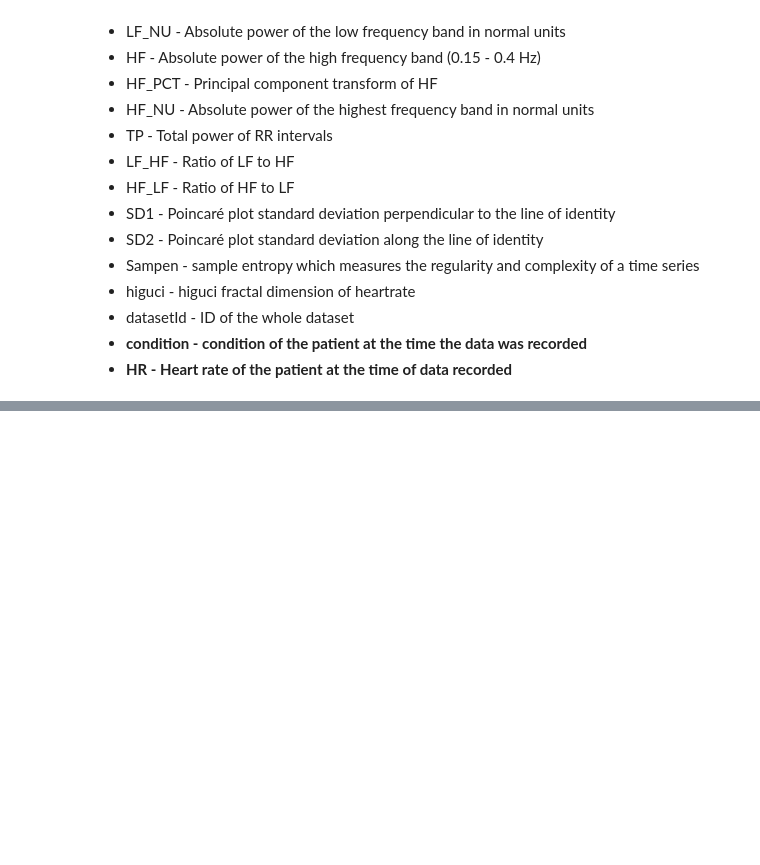
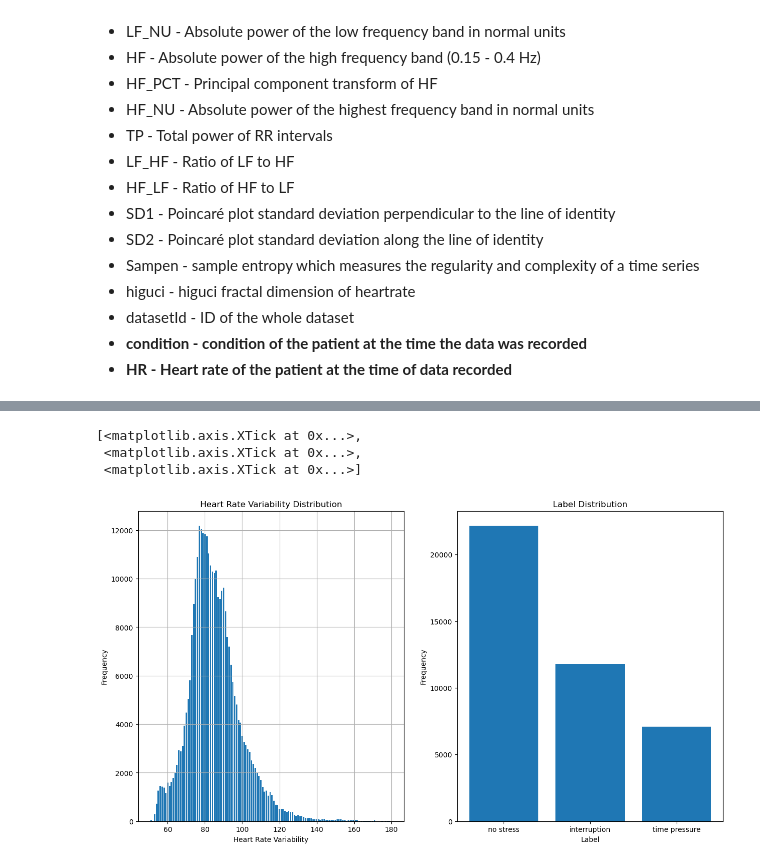
Before and after one commit to StamatisOrfanos/Stress_Detection, a Jupyter notebook: preprocessing.ipynb, the cells around one changed output, grey strips where cells are left out. Saved outputs shown, nothing was run; the diff lists cells and outputs as text; code cells hidden in the pictures; blank space fills up the shorter version.

```diff
--- a/preprocessing.ipynb
+++ b/preprocessing.ipynb
@@ -315,0 +336,26 @@ The merged train data contains 369289 rows and 4 columns.
+# %%
+# Plot statistical data for the dataset
+hrvs = test_data["RMSSD"].value_counts()
+labels = test_data["condition"].value_counts()
+
+nrows = 1
+ncols = 2
+
+fig, axs = plt.subplots(nrows, ncols, figsize=(15, 8))
+
+axs[0].bar(heart_rates.index, heart_rates.values)
+axs[0].set_title("Heart Rate Variability Distribution")
+axs[0].set_xlabel("Heart Rate Variability")
+axs[0].set_ylabel("Frequency")
+axs[0].grid()
+
+axs[1].bar(labels.index, labels.values)
+axs[1].set_title("Label Distribution")
+axs[1].set_xlabel("Label")
+axs[1].set_ylabel("Frequency")
+axs[1].set_xticks(labels.index)
+# %% [output]
+[<matplotlib.axis.XTick at 0x...>,
+ <matplotlib.axis.XTick at 0x...>,
+ <matplotlib.axis.XTick at 0x...>]
+[figure, added]
```
Also changed, not shown: parts of 10 cells of this notebook.
